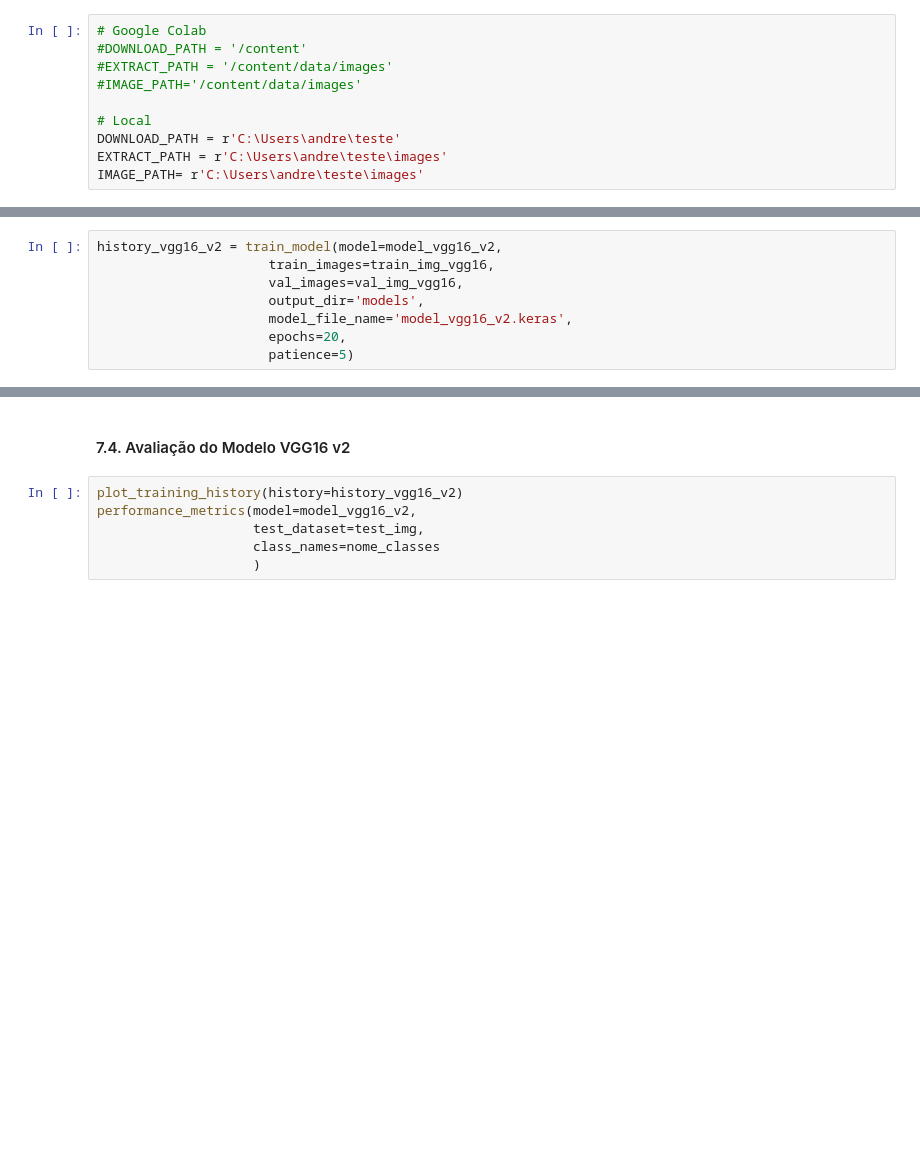
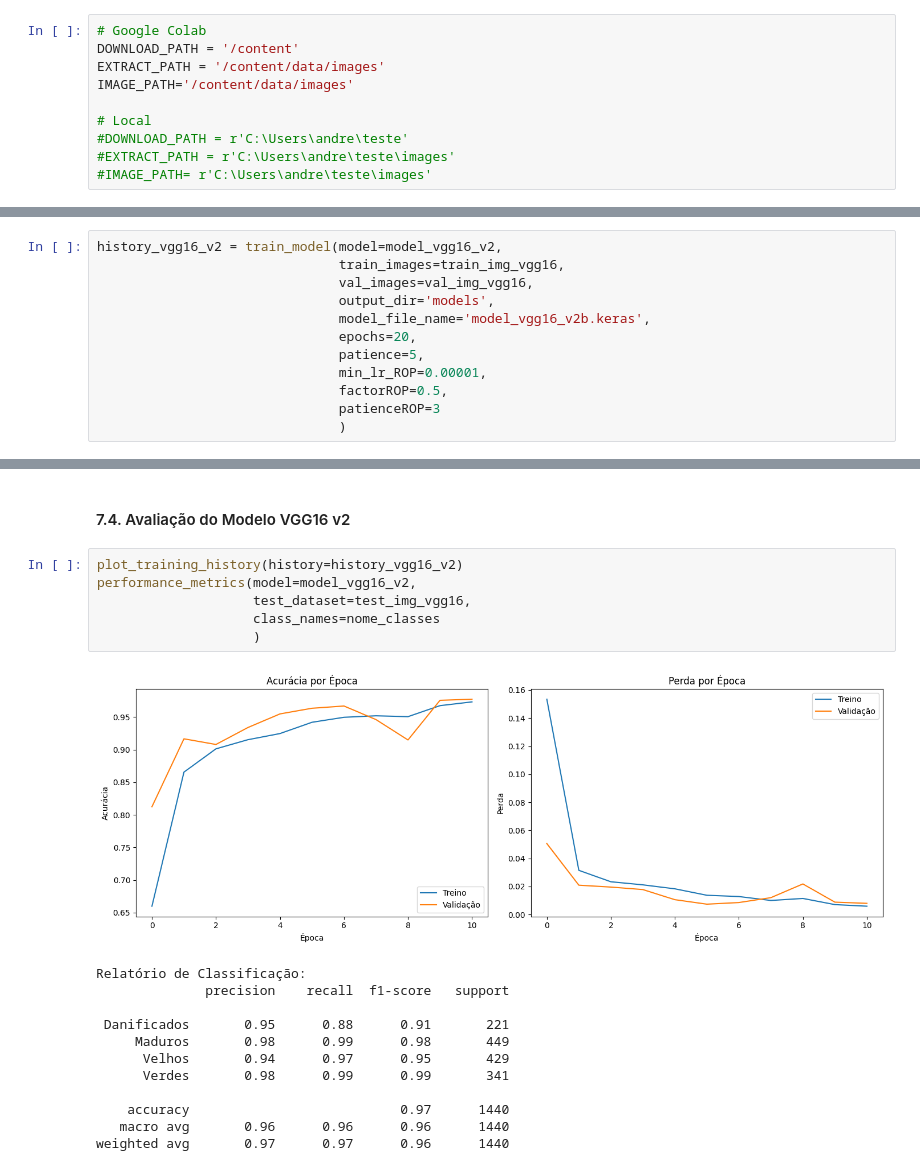
Before and after one commit to andrerizzo/CNN_para_Controle_de_Qualidade, a Jupyter notebook: main.ipynb, the cells around one changed output, grey strips where cells are left out. Saved outputs shown, nothing was run; the diff lists cells and outputs as text; blank space fills up the shorter version.

Commit message:
Treinamento do modelo VGG16 v2

```diff
--- a/main.ipynb
+++ b/main.ipynb
@@ -64,14 +64,14 @@ from src.evaluate_model import plot_training_history, performance_metrics
 #### 2.1. Definição de Variáveis
 # %%
 # Google Colab
-#DOWNLOAD_PATH = '/content'
-#EXTRACT_PATH = '/content/data/images'
-#IMAGE_PATH='/content/data/images'
+DOWNLOAD_PATH = '/content'
+EXTRACT_PATH = '/content/data/images'
+IMAGE_PATH='/content/data/images'
 
 # Local
-DOWNLOAD_PATH = r'C:\Users\andre\teste'
-EXTRACT_PATH = r'C:\Users\andre\teste\images'
-IMAGE_PATH= r'C:\Users\andre\teste\images'
+#DOWNLOAD_PATH = r'C:\Users\andre\teste'
+#EXTRACT_PATH = r'C:\Users\andre\teste\images'
+#IMAGE_PATH= r'C:\Users\andre\teste\images'
 # %% [markdown]
 ### 3. Download e Preparação das Imagens
 # %%
@@ -372,9 +371,13 @@ Model: "functional_1"
 #### 7.3. Treinamento do Modelo Baseado em VGG16 v2
 # %%
 history_vgg16_v2 = train_model(model=model_vgg16_v2,
-                      train_images=train_img_vgg16,
-                      val_images=val_img_vgg16,
-                      output_dir='models',
-                      model_file_name='model_vgg16_v2.keras',
-                      epochs=20,
-                      patience=5)
+                               train_images=train_img_vgg16,
+                               val_images=val_img_vgg16,
+                               output_dir='models',
+                               model_file_name='model_vgg16_v2b.keras',
+                               epochs=20,
+                               patience=5,
+                               min_lr_ROP=0.00001,
+                               factorROP=0.5,
+                               patienceROP=3
+                               )
@@ -383,6 +404,19 @@ history_vgg16_v2 = train_model(model=model_vgg16_v2,
 # %%
 plot_training_history(history=history_vgg16_v2)
 performance_metrics(model=model_vgg16_v2,
-                    test_dataset=test_img,
+                    test_dataset=test_img_vgg16,
                     class_names=nome_classes
                     )
+# %% [output]
+[figure, added]
+Relatório de Classificação:
+              precision    recall  f1-score   support
+
+ Danificados       0.95      0.88      0.91       221
+     Maduros       0.98      0.99      0.98       449
+      Velhos       0.94      0.97      0.95       429
+      Verdes       0.98      0.99      0.99       341
+
+    accuracy                           0.97      1440
+   macro avg       0.96      0.96      0.96      1440
+weighted avg       0.97      0.97      0.96      1440
```
Also changed, not shown: parts of 5 cells of this notebook.
